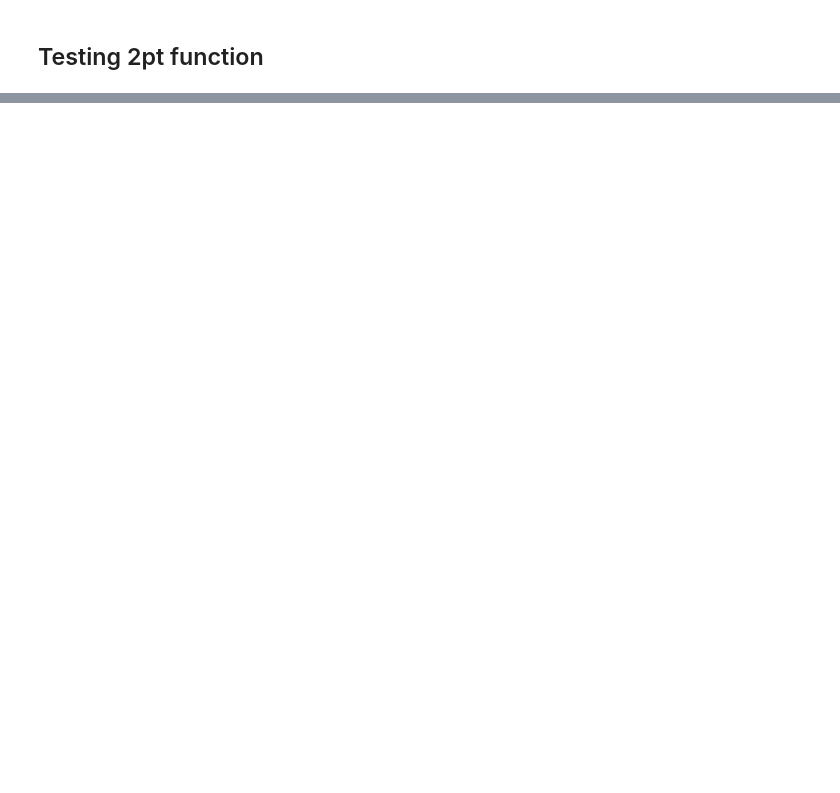
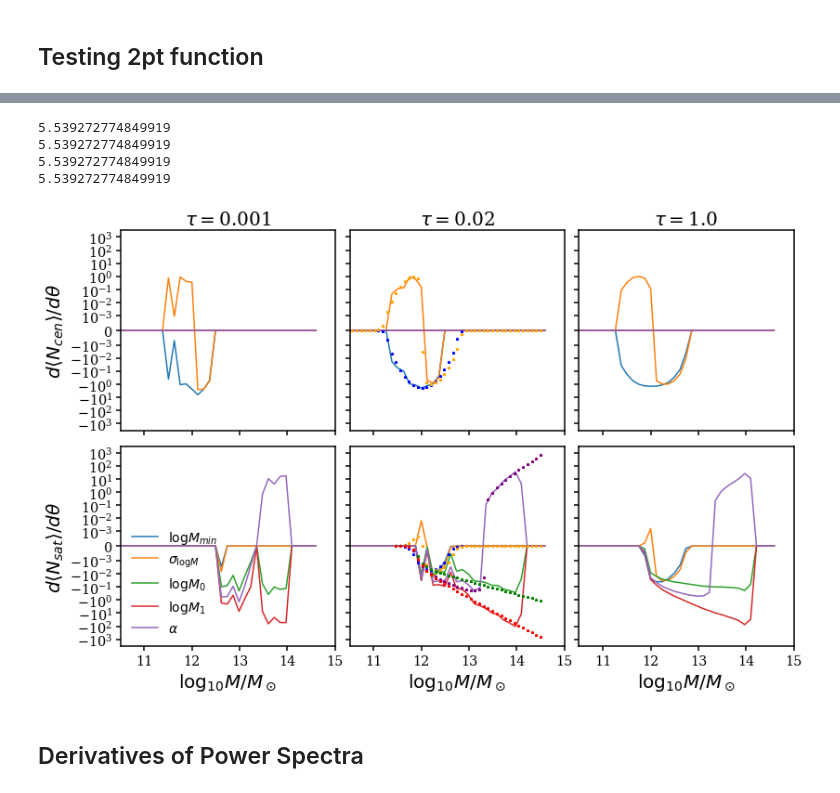
Before and after one commit to DifferentiableUniverseInitiative/DHOD, a Jupyter notebook: nb/Zheng2007_demo.ipynb, the cells around one changed output, grey strips where cells are left out. Saved outputs shown, nothing was run; the diff lists cells and outputs as text; code cells hidden in the pictures; blank space fills up the shorter version.

```diff
--- a/nb/Zheng2007_demo.ipynb
+++ b/nb/Zheng2007_demo.ipynb
@@ -126,0 +234,15 @@ title('Satellites');
+# %%
+# choosing subvolume so we can play around easier with derivatives
+
+# Load a reference halo catalog
+halocat = CachedHaloCatalog(simname = 'bolshoi', redshift=-0.003)
+
+# Removing subhalos and convert table to tensors
+halo_table = halocat.halo_table
+halo_table = halo_table[halo_table['halo_pid'] == -1]
+
+
+halo_table = halo_table[halo_table['halo_x'] < 128]
+halo_table = halo_table[halo_table['halo_y'] < 128]
+halo_table = halo_table[halo_table['halo_z'] < 128]
+tf_halocat = {k: tf.convert_to_tensor(halo_table[k], dtype=tf.float32) for k in halo_table.colnames}
@@ -126,0 +377,53 @@ title('Satellites');
+# %%
+
+fig, ax = plt.subplots(2, 3,sharex=True,sharey=True)
+fig.set_size_inches(11.5, 7.5)
+
+ll = [r'$\logM_{min}$', r'$\sigma_{\log M}$', r'$\log M_0$', r'$\log M_1$', r'$\alpha$']
+
+ax[0,0].set_ylabel(r"$d\langle N_{cen} \rangle/d\theta$",fontsize=20)
+ax[1,0].set_ylabel(r"$d\langle N_{sat} \rangle/d\theta$",fontsize=20)
+
+for i,xx in enumerate(cen_array):
+    for j in range(0,5):
+        ax[0,i].plot((bins[1:]+bins[:-1])/2,xx[:,j],label = ll[j])
+    ax[0,i].set_xlim(10.5,15)
+  #  ax[0,i].set_ylabel(r"$d\langle N_{sat} \rangle/d\theta$")
+    ax[0,i].set_yscale('symlog', linthreshy=0.0010)
+    ax[0,i].set_title(r'$\tau = $' + str(tau_array[i]),fontsize=20)
+
+for i,xx in enumerate(sat_array):
+    for j in range(0,5):
+        ax[1,i].plot((bins[1:]+bins[:-1])/2,xx[:,j],label = ll[j])
+    ax[1,i].set_xlim(10.5,15)
+    ax[1,i].set_yscale('symlog', linthreshy=0.0010)
+    ax[1,i].set_xlabel(r'$\log_{10} M/M_\odot$',fontsize=20)
+    #ax[0,i].set_title(r'$\tau = $' + str(tau_array[i]))
+
+
+ax[0,1].plot(np.linspace(10,14.5,50),dncendlogmin(np.linspace(10,14.5,50)),"b*",markersize=3)
+ax[0,1].plot(np.linspace(10,14.5,50),dncendsigma(np.linspace(10,14.5,50)),"*",color="orange",markersize=3)
+
+
+
+ax[1,1].plot(np.linspace(10,14.5,50),dnsatdlogmin(np.linspace(10,14.5,50)),"b*",markersize=3)
+ax[1,1].plot(np.linspace(10,14.5,50),dnsatdsigma(np.linspace(10,14.5,50)),"*",color="orange",markersize=3)
+ax[1,1].plot(np.linspace(10,14.5,50),dnsatdalpha(np.linspace(10,14.5,50)),"*",color="purple",markersize=3)
+ax[1,1].plot(np.linspace(10,14.5,50),dnsatdlogM0(np.linspace(10,14.5,50)),"*",color="green",markersize=3)
+
+ax[1,1].plot(np.linspace(10,14.5,50),dnsatdlogM1(np.linspace(10,14.5,50)),"*",color="red",markersize=3)
+
+plt.subplots_adjust(wspace=0, hspace=0)
+
+ax[1,0].legend(loc=3,fontsize=14)
+
+plt.tight_layout()
+plt.savefig("3panel.pdf")
+# %% [output]
+5.539272774849919
+5.539272774849919
+5.539272774849919
+5.539272774849919
+[figure, added]
+# %% [markdown]
+## Derivatives of Power Spectra
```
Also changed, not shown: parts of 19 cells of this notebook, 4 other files.
